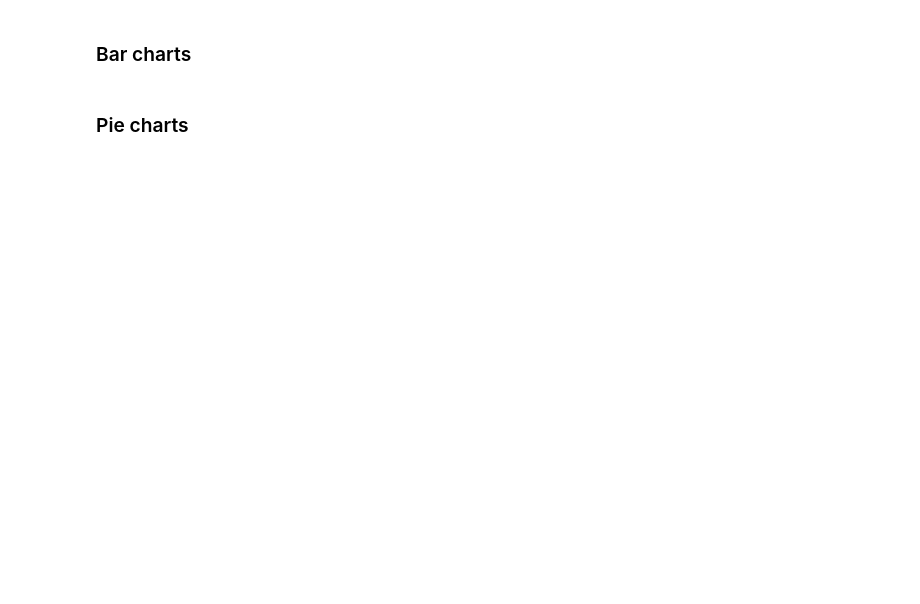
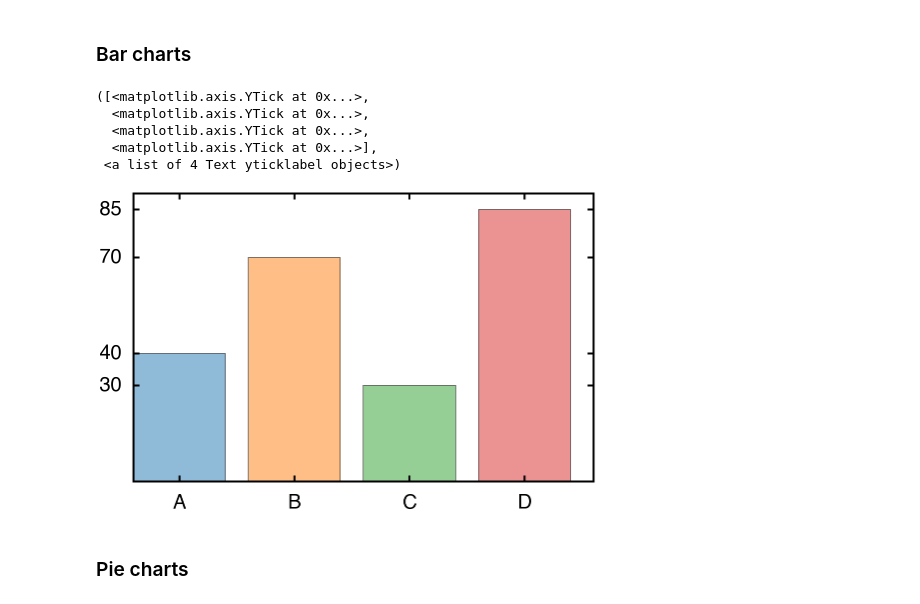
Before and after one commit to agdelma/IntroCompPhysics, a Jupyter notebook: Notebooks/11_PlotTypes.ipynb, the cells around one changed output. Saved outputs shown, nothing was run; the diff lists cells and outputs as text; code cells hidden in the pictures; blank space fills up the shorter version.

```diff
--- a/Notebooks/11_PlotTypes.ipynb
+++ b/Notebooks/11_PlotTypes.ipynb
@@ -69,11 +72,24 @@ list(bar.keys())
 # %%
 plt.figure(3)
 bar = {'A': 40, 'B': 70, 'C': 30, 'D': 85}
-for i, key in enumerate(bar):
-    plt.bar(i, bar[key], alpha=0.5,color=colors[i])
+bar = sorted(bar.items())
 
-plt.xticks(np.arange(len(bar))+0.4,list(bar.keys()))
-plt.yticks(list(bar.values()))
+keys = []
+vals = []
+for i,cbar in enumerate(bar):
+    plt.bar(i, cbar[1], alpha=0.5,color=colors[i])
+    keys.append(cbar[0])
+    vals.append(cbar[1])
+
+plt.xticks(np.arange(len(bar))+0.4,keys)
+plt.yticks(vals)
+# %% [output]
+([<matplotlib.axis.YTick at 0x...>,
+  <matplotlib.axis.YTick at 0x...>,
+  <matplotlib.axis.YTick at 0x...>,
+  <matplotlib.axis.YTick at 0x...>],
+ <a list of 4 Text yticklabel objects>)
+[figure, added]
 # %% [markdown]
 ### Pie charts
 # %%
```
Also changed, not shown: parts of 11 cells of this notebook.
